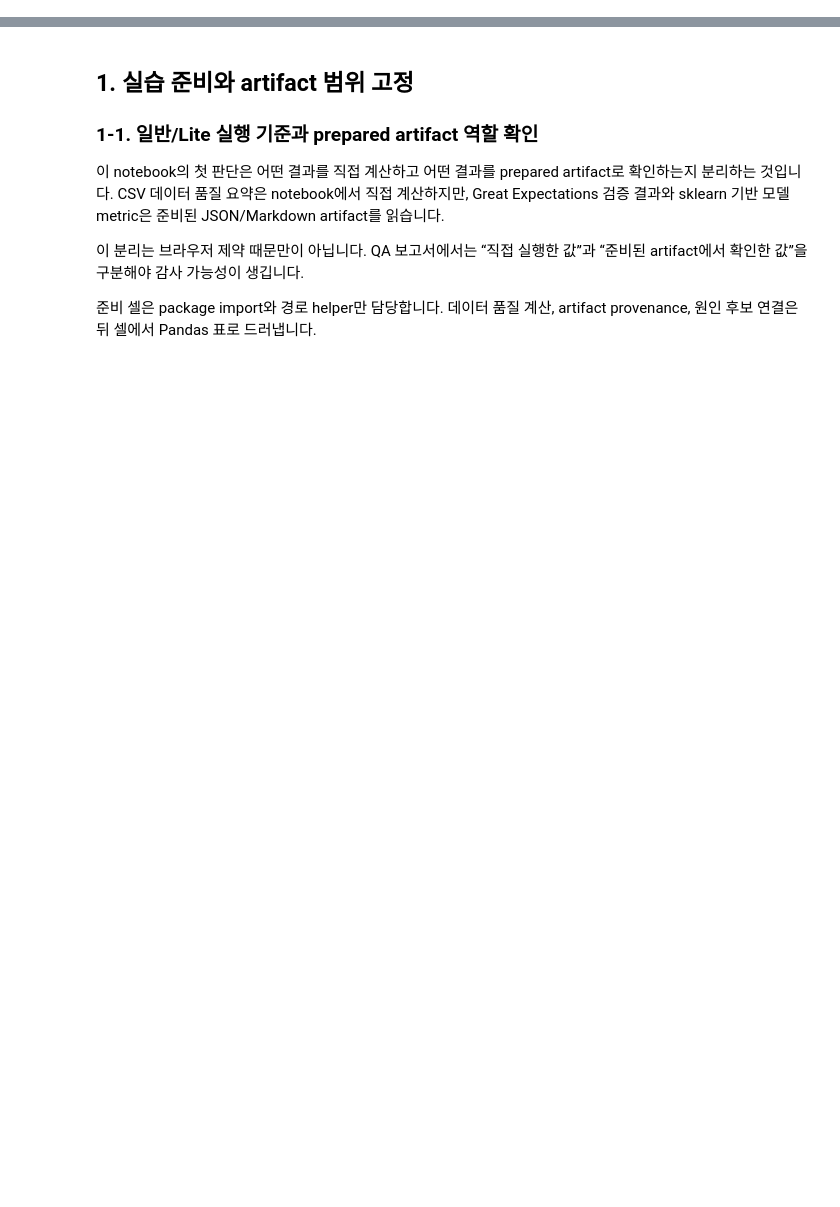
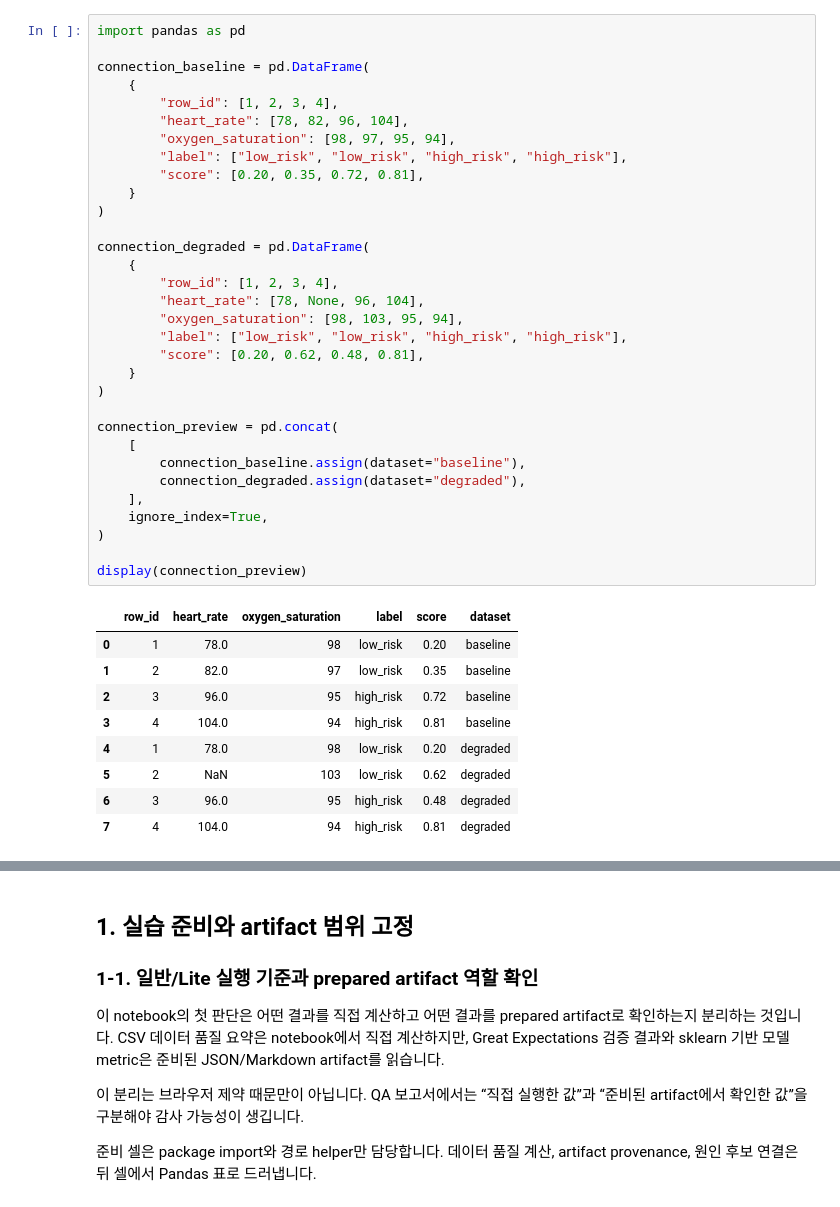
Before and after one commit to seungbaeji/tta-aiqa, a Jupyter notebook: jupyterlite/files/02_model_quality/2_data_metric_connection_lab.ipynb, the cells around one changed output, grey strips where cells are left out. Saved outputs shown, nothing was run; the diff lists cells and outputs as text; blank space fills up the shorter version.

```diff
--- a/jupyterlite/files/02_model_quality/2_data_metric_connection_lab.ipynb
+++ b/jupyterlite/files/02_model_quality/2_data_metric_connection_lab.ipynb
@@ -25,0 +56,42 @@
+# %%
+import pandas as pd
+
+connection_baseline = pd.DataFrame(
+    {
+        "row_id": [1, 2, 3, 4],
+        "heart_rate": [78, 82, 96, 104],
+        "oxygen_saturation": [98, 97, 95, 94],
+        "label": ["low_risk", "low_risk", "high_risk", "high_risk"],
+        "score": [0.20, 0.35, 0.72, 0.81],
+    }
+)
+
+connection_degraded = pd.DataFrame(
+    {
+        "row_id": [1, 2, 3, 4],
+        "heart_rate": [78, None, 96, 104],
+        "oxygen_saturation": [98, 103, 95, 94],
+        "label": ["low_risk", "low_risk", "high_risk", "high_risk"],
+        "score": [0.20, 0.62, 0.48, 0.81],
+    }
+)
+
+connection_preview = pd.concat(
+    [
+        connection_baseline.assign(dataset="baseline"),
+        connection_degraded.assign(dataset="degraded"),
+    ],
+    ignore_index=True,
+)
+
+display(connection_preview)
+# %% [output]
+|  | row_id | heart_rate | oxygen_saturation | label | score | dataset |
+| 0 | 1 | 78.0 | 98 | low_risk | 0.20 | baseline |
+| 1 | 2 | 82.0 | 97 | low_risk | 0.35 | baseline |
+| 2 | 3 | 96.0 | 95 | high_risk | 0.72 | baseline |
+| 3 | 4 | 104.0 | 94 | high_risk | 0.81 | baseline |
+| 4 | 1 | 78.0 | 98 | low_risk | 0.20 | degraded |
+| 5 | 2 | NaN | 103 | low_risk | 0.62 | degraded |
+| 6 | 3 | 96.0 | 95 | high_risk | 0.48 | degraded |
+| 7 | 4 | 104.0 | 94 | high_risk | 0.81 | degraded |
```
Also changed, not shown: parts of 60 cells of this notebook, 3 other files.
